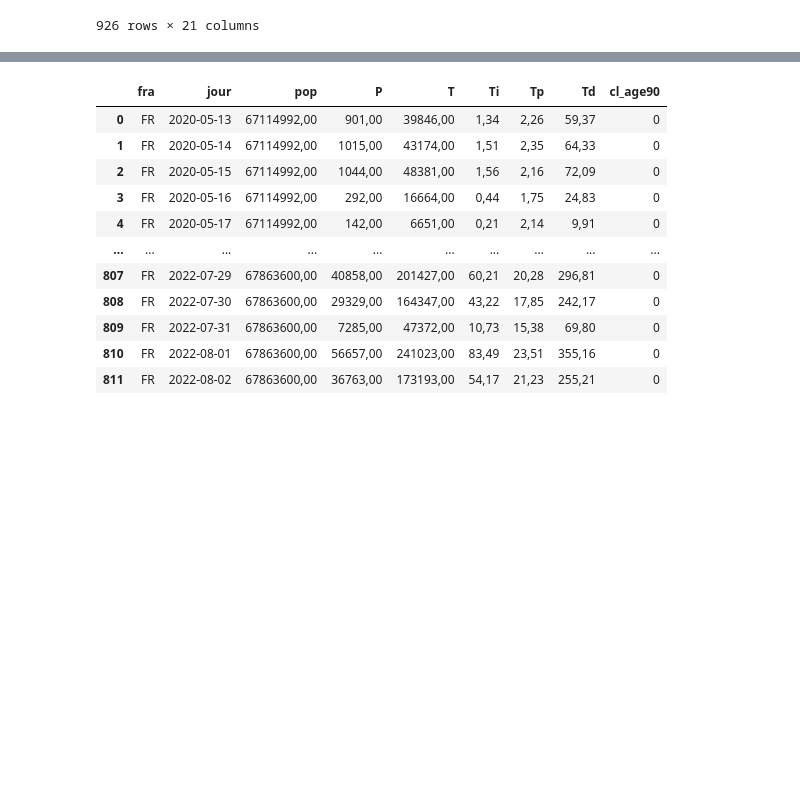
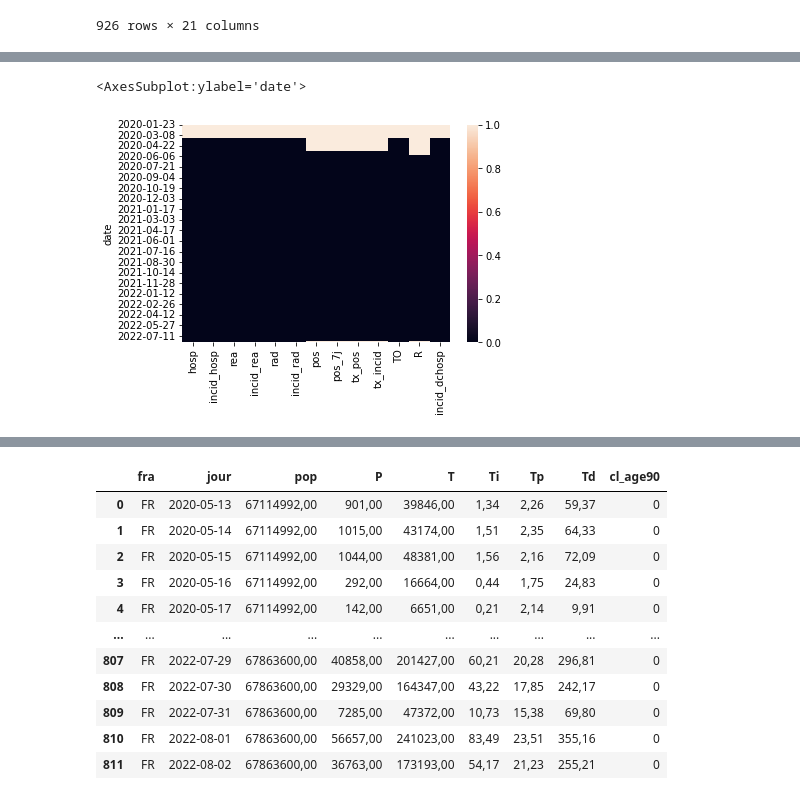
Before and after one commit to WLDCH/covid19-deaths-prediction, a Jupyter notebook: model_training.ipynb, the cells around one changed output, grey strips where cells are left out. Cells and saved outputs as stored; diff of their text form; code cells hidden in the pictures; blank space fills up the shorter version.

```diff
--- a/model_training.ipynb
+++ b/model_training.ipynb
@@ -28,0 +34,20 @@ sns.heatmap(covid_indicator.isna())
+# %%
+features = ['hosp',
+        'incid_hosp',
+        'rea',
+        'incid_rea',
+        'rad',
+        'incid_rad',
+        'pos',
+        'pos_7j',
+        'tx_pos',
+        'tx_incid',
+        'TO',
+        'R']
+
+target = ['incid_dchosp']
+# %%
+sns.heatmap(covid_indicator.set_index('date')[features + target].isna())
+# %% [output]
+<AxesSubplot:ylabel='date'>
+[figure, added]
```
Also changed, not shown: parts of 10 cells of this notebook.
